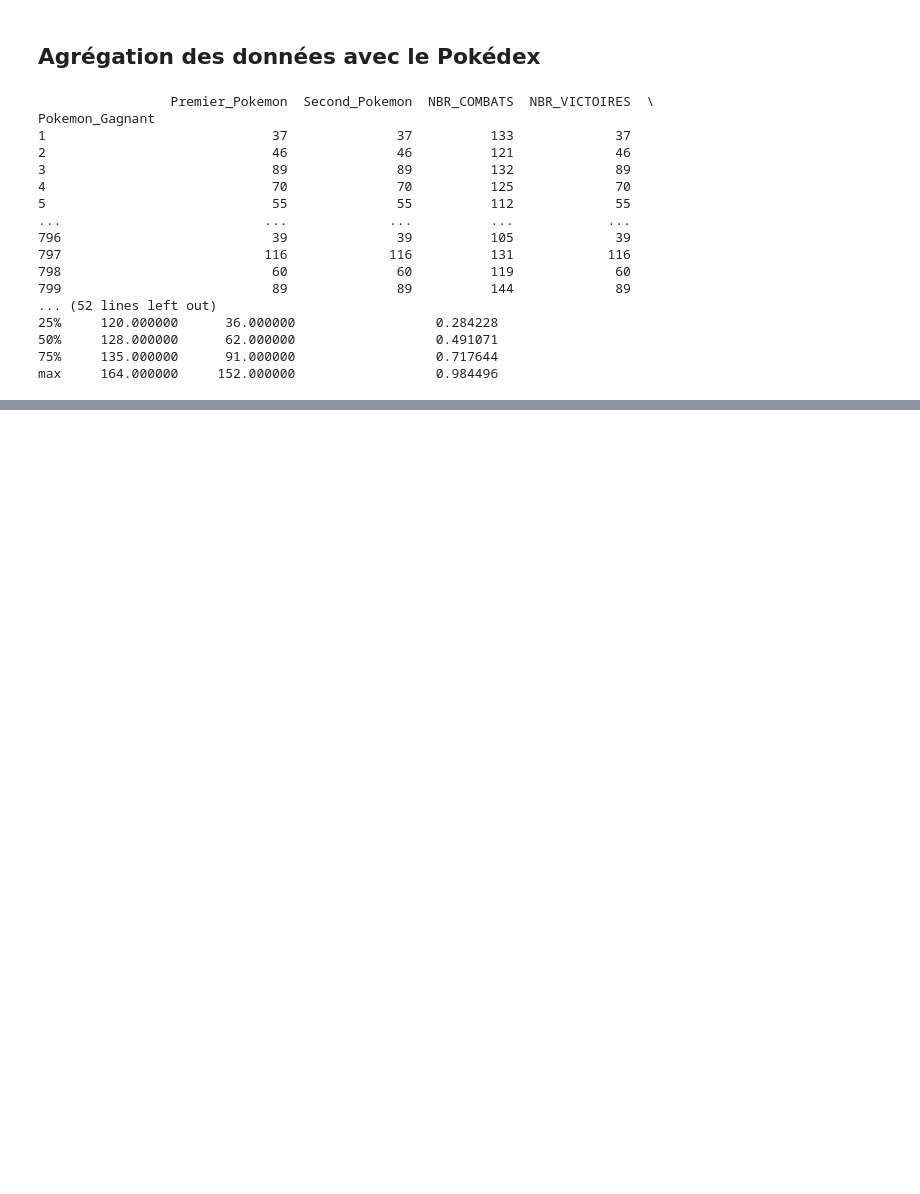
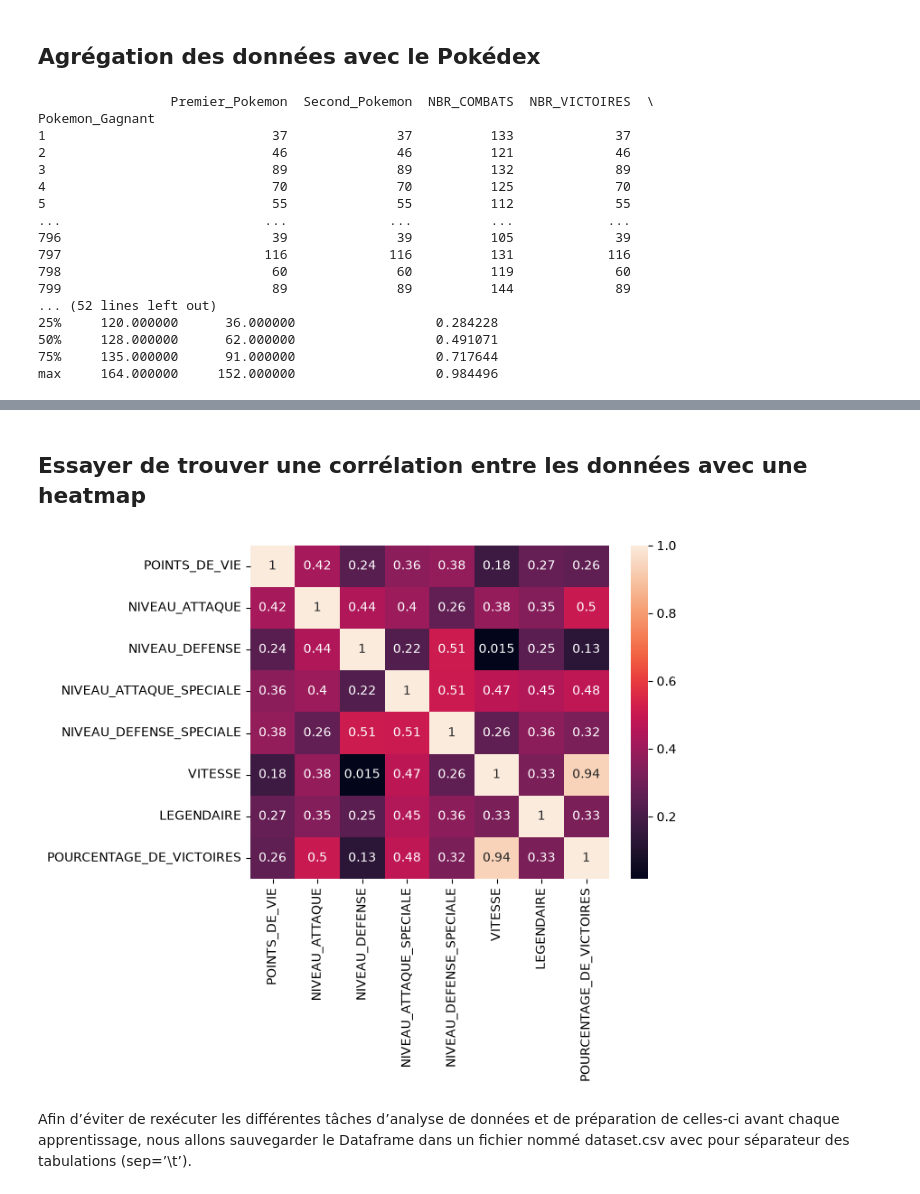
Before and after one commit to Cardboard-ctrl/420-5G4-ML, a Jupyter notebook: apprentissage/partie1_2.ipynb, the cells around one changed output, grey strips where cells are left out. Saved outputs shown, nothing was run; the diff lists cells and outputs as text; code cells hidden in the pictures; blank space fills up the shorter version.

```diff
--- a/apprentissage/partie1_2.ipynb
+++ b/apprentissage/partie1_2.ipynb
@@ -274,0 +351,15 @@ max     164.000000     152.000000                  0.984496
+# %% [markdown]
+## Essayer de trouver une corrélation entre les données avec une heatmap
+# %%
+corr = nouveauPokedex.loc[:,['POINTS_DE_VIE','NIVEAU_ATTAQUE',
+'NIVEAU_DEFENSE','NIVEAU_ATTAQUE_SPECIALE','NIVEAU_DEFENSE_SPECIALE',
+'VITESSE','LEGENDAIRE','POURCENTAGE_DE_VICTOIRES']].corr()
+
+sns.heatmap(corr,
+xticklabels=corr.columns,
+yticklabels=corr.columns, annot=True)
+plt.show()
+# %% [output]
+[figure, added]
+# %% [markdown]
+Afin d’éviter de rexécuter les différentes tâches d’analyse de données et de préparation de celles-ci avant chaque apprentissage, nous allons sauvegarder le Dataframe dans un fichier nommé dataset.csv avec pour séparateur des tabulations (sep=’\t’).
```
Also changed, not shown: parts of 13 cells of this notebook, 2 other files.
